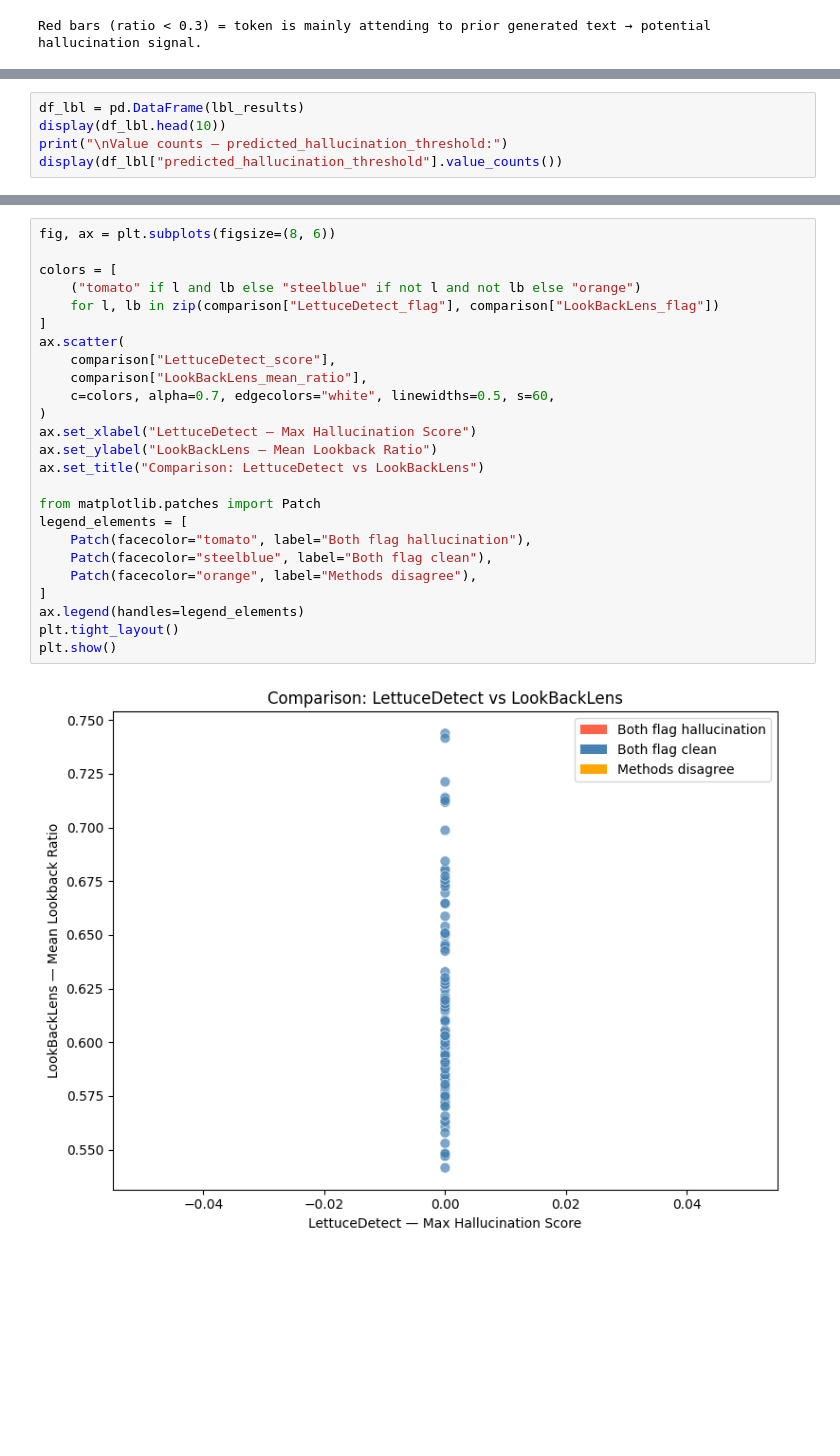
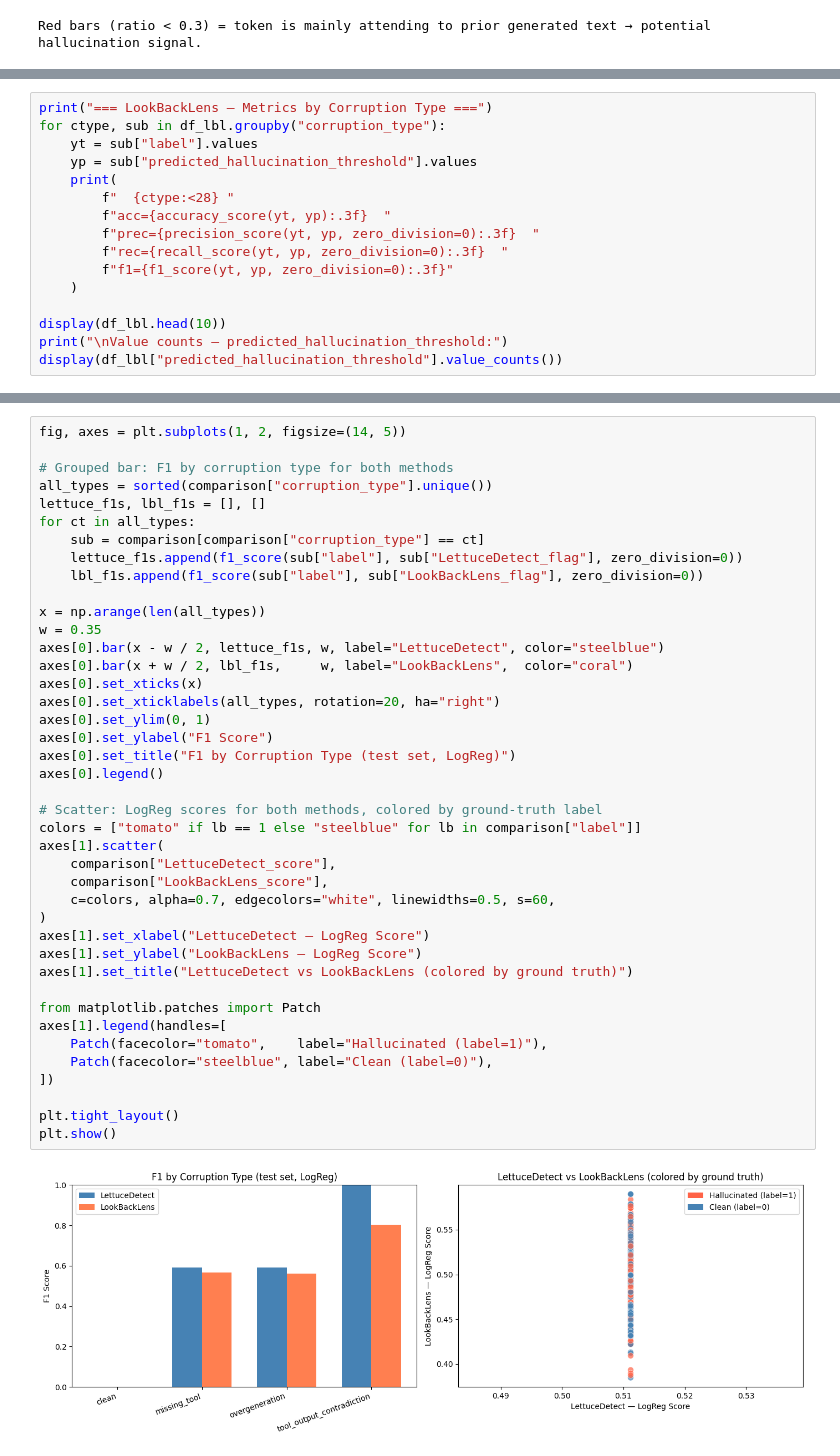
Before and after one commit to Lerusya66/toolace, a Jupyter notebook: evaluation_baselines.ipynb, the cells around one changed output, grey strips where cells are left out. Saved outputs shown, nothing was run; the diff lists cells and outputs as text; blank space fills up the shorter version.

```diff
--- a/evaluation_baselines.ipynb
+++ b/evaluation_baselines.ipynb
@@ -530,5 +710,16 @@ Not enough positive/negative samples for cross-validation — reporting threshol
 # %%
-df_lbl = pd.DataFrame(lbl_results)
+print("=== LookBackLens — Metrics by Corruption Type ===")
+for ctype, sub in df_lbl.groupby("corruption_type"):
+    yt = sub["label"].values
+    yp = sub["predicted_hallucination_threshold"].values
+    print(
+        f"  {ctype:<28} "
+        f"acc={accuracy_score(yt, yp):.3f}  "
+        f"prec={precision_score(yt, yp, zero_division=0):.3f}  "
+        f"rec={recall_score(yt, yp, zero_division=0):.3f}  "
+        f"f1={f1_score(yt, yp, zero_division=0):.3f}"
+    )
+
 display(df_lbl.head(10))
 print("\nValue counts — predicted_hallucination_threshold:")
 display(df_lbl["predicted_hallucination_threshold"].value_counts())
@@ -618,28 +866,44 @@ Both agree: NOT hallucinated     : 100 (100.0%)
 # %%
-fig, ax = plt.subplots(figsize=(8, 6))
+fig, axes = plt.subplots(1, 2, figsize=(14, 5))
 
-colors = [
-    ("tomato" if l and lb else "steelblue" if not l and not lb else "orange")
-    for l, lb in zip(comparison["LettuceDetect_flag"], comparison["LookBackLens_flag"])
-]
-ax.scatter(
+# Grouped bar: F1 by corruption type for both methods
+all_types = sorted(comparison["corruption_type"].unique())
+lettuce_f1s, lbl_f1s = [], []
+for ct in all_types:
+    sub = comparison[comparison["corruption_type"] == ct]
+    lettuce_f1s.append(f1_score(sub["label"], sub["LettuceDetect_flag"], zero_division=0))
+    lbl_f1s.append(f1_score(sub["label"], sub["LookBackLens_flag"], zero_division=0))
+
+x = np.arange(len(all_types))
+w = 0.35
+axes[0].bar(x - w / 2, lettuce_f1s, w, label="LettuceDetect", color="steelblue")
+axes[0].bar(x + w / 2, lbl_f1s,     w, label="LookBackLens",  color="coral")
+axes[0].set_xticks(x)
+axes[0].set_xticklabels(all_types, rotation=20, ha="right")
+axes[0].set_ylim(0, 1)
+axes[0].set_ylabel("F1 Score")
+axes[0].set_title("F1 by Corruption Type (test set, LogReg)")
+axes[0].legend()
+
+# Scatter: LogReg scores for both methods, colored by ground-truth label
+colors = ["tomato" if lb == 1 else "steelblue" for lb in comparison["label"]]
+axes[1].scatter(
     comparison["LettuceDetect_score"],
-    comparison["LookBackLens_mean_ratio"],
+    comparison["LookBackLens_score"],
     c=colors, alpha=0.7, edgecolors="white", linewidths=0.5, s=60,
 )
-ax.set_xlabel("LettuceDetect — Max Hallucination Score")
-ax.set_ylabel("LookBackLens — Mean Lookback Ratio")
-ax.set_title("Comparison: LettuceDetect vs LookBackLens")
+axes[1].set_xlabel("LettuceDetect — LogReg Score")
+axes[1].set_ylabel("LookBackLens — LogReg Score")
+axes[1].set_title("LettuceDetect vs LookBackLens (colored by ground truth)")
 
 from matplotlib.patches import Patch
-legend_elements = [
-    Patch(facecolor="tomato", label="Both flag hallucination"),
-    Patch(facecolor="steelblue", label="Both flag clean"),
-    Patch(facecolor="orange", label="Methods disagree"),
-]
-ax.legend(handles=legend_elements)
+axes[1].legend(handles=[
+    Patch(facecolor="tomato",    label="Hallucinated (label=1)"),
+    Patch(facecolor="steelblue", label="Clean (label=0)"),
+])
+
 plt.tight_layout()
 plt.show()
 # %% [output]
-[figure, old version]
+[figure, new version]
 # %%
```
Also changed, not shown: parts of 14 cells of this notebook.
